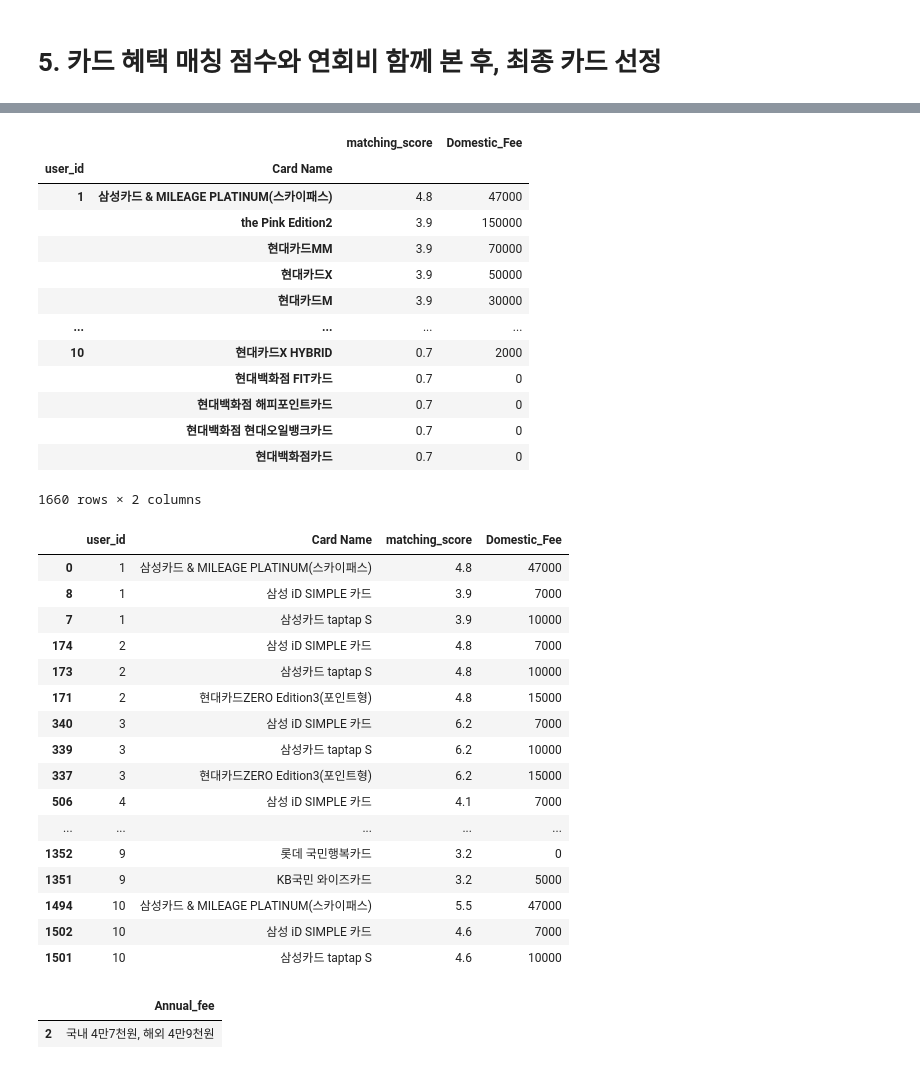
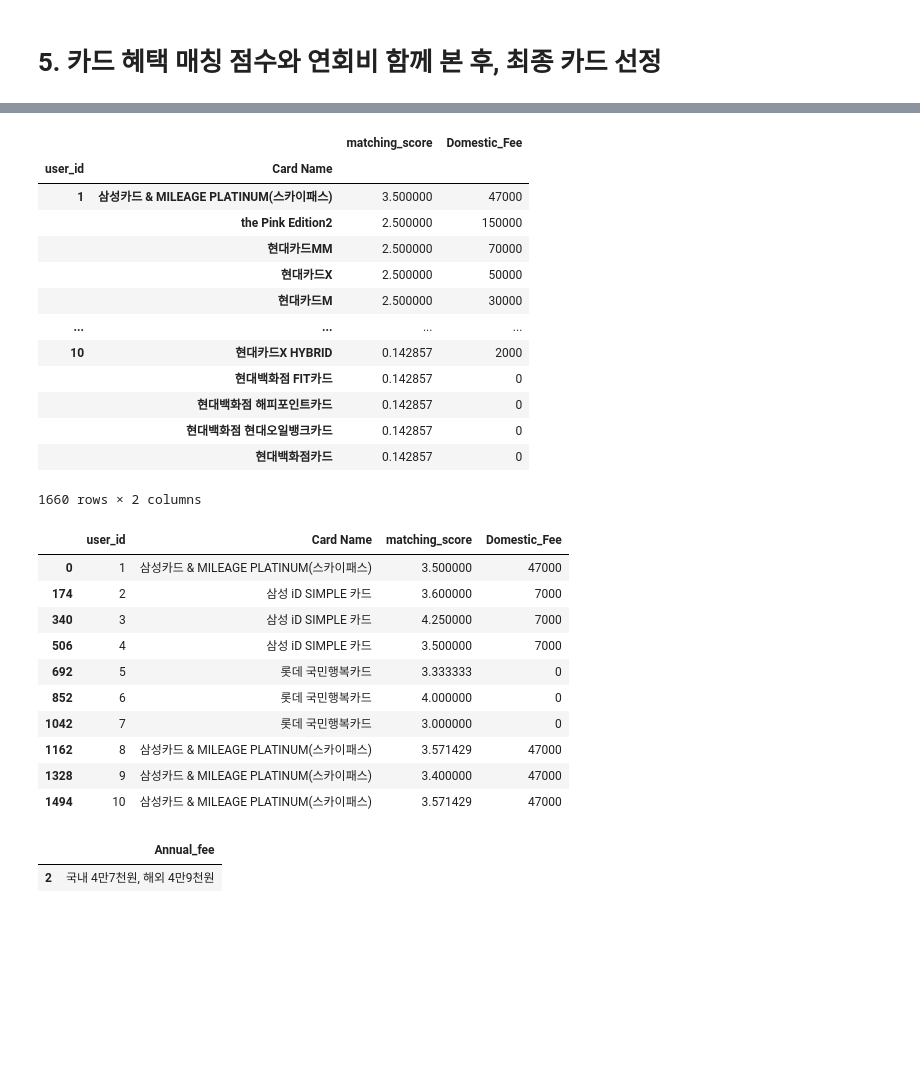
Before and after one commit to zefo38/llm-copywriting, a Jupyter notebook: 04. 카드별 카테고리 매칭 점수와 연회비 함께 본 후 카드 선정.ipynb, the cells around one changed output, grey strips where cells are left out. Drawn from its saved outputs; the diff is of its cells as text; code cells hidden in the pictures; blank space fills up the shorter version.

```diff
--- a/04. 카드별 카테고리 매칭 점수와 연회비 함께 본 후 카드 선정.ipynb
+++ b/04. 카드별 카테고리 매칭 점수와 연회비 함께 본 후 카드 선정.ipynb
@@ -140,6 +182,9 @@ card.head()
 # %%
 
 matching_card= []
+
+count = interests.groupby('user_id')['category'].count().reset_index()
+
 for i, card_row in card.iterrows():
   total_score = 0
   for idx, user_row in interests.iterrows():
@@ -147,10 +192,12 @@ for i, card_row in card.iterrows():
     # 카드의 혜택 카테고리와 사용자의 관심 카테고리 비교
     if user_row['category'] in card_row['category']:
 
+      # 암묵적 관심도 점수
       if user_row['암묵적관심도'] >= 1:
-        score += 0.7 * user_row['암묵적관심도']
+        user_count = count[count['user_id'] == user_row['user_id']]['category'].values[0]
+        score += user_row['암묵적관심도'] / user_count
       if user_row['명시적관심도'] == 1:
-        score += 0.9
+        score += user_row['명시적관심도']
 
         # 매칭 데이터 기록
     matching_card.append({
@@ -281,38 +328,32 @@ sorted_data
 # %% [output]
 |  |  | matching_score | Domestic_Fee |
 | user_id | Card Name |  |  |
-| 1 | 삼성카드 & MILEAGE PLATINUM(스카이패스) | 4.8 | 47000 |
-|  | the Pink Edition2 | 3.9 | 150000 |
-|  | 현대카드MM | 3.9 | 70000 |
-|  | 현대카드X | 3.9 | 50000 |
-|  | 현대카드M | 3.9 | 30000 |
+| 1 | 삼성카드 & MILEAGE PLATINUM(스카이패스) | 3.500000 | 47000 |
+|  | the Pink Edition2 | 2.500000 | 150000 |
+|  | 현대카드MM | 2.500000 | 70000 |
+|  | 현대카드X | 2.500000 | 50000 |
+|  | 현대카드M | 2.500000 | 30000 |
 | ... | ... | ... | ... |
-| 10 | 현대카드X HYBRID | 0.7 | 2000 |
-|  | 현대백화점 FIT카드 | 0.7 | 0 |
-|  | 현대백화점 해피포인트카드 | 0.7 | 0 |
-|  | 현대백화점 현대오일뱅크카드 | 0.7 | 0 |
-|  | 현대백화점카드 | 0.7 | 0 |
+| 10 | 현대카드X HYBRID | 0.142857 | 2000 |
+|  | 현대백화점 FIT카드 | 0.142857 | 0 |
+|  | 현대백화점 해피포인트카드 | 0.142857 | 0 |
+|  | 현대백화점 현대오일뱅크카드 | 0.142857 | 0 |
+|  | 현대백화점카드 | 0.142857 | 0 |
 1660 rows × 2 columns
 # %%
-sorted_data.reset_index().sort_values(['user_id','matching_score','Domestic_Fee'],ascending=[True, False, True]).groupby('user_id').head(3)
+sorted_data.reset_index().sort_values(['user_id','matching_score','Domestic_Fee'],ascending=[True, False, True]).groupby('user_id').head(1)
 # %% [output]
 |  | user_id | Card Name | matching_score | Domestic_Fee |
-| 0 | 1 | 삼성카드 & MILEAGE PLATINUM(스카이패스) | 4.8 | 47000 |
-| 8 | 1 | 삼성 iD SIMPLE 카드 | 3.9 | 7000 |
-| 7 | 1 | 삼성카드 taptap S | 3.9 | 10000 |
-| 174 | 2 | 삼성 iD SIMPLE 카드 | 4.8 | 7000 |
-| 173 | 2 | 삼성카드 taptap S | 4.8 | 10000 |
-| 171 | 2 | 현대카드ZERO Edition3(포인트형) | 4.8 | 15000 |
-| 340 | 3 | 삼성 iD SIMPLE 카드 | 6.2 | 7000 |
-| 339 | 3 | 삼성카드 taptap S | 6.2 | 10000 |
-| 337 | 3 | 현대카드ZERO Edition3(포인트형) | 6.2 | 15000 |
-| 506 | 4 | 삼성 iD SIMPLE 카드 | 4.1 | 7000 |
-| ... | ... | ... | ... | ... |
-| 1352 | 9 | 롯데 국민행복카드 | 3.2 | 0 |
-| 1351 | 9 | KB국민 와이즈카드 | 3.2 | 5000 |
-| 1494 | 10 | 삼성카드 & MILEAGE PLATINUM(스카이패스) | 5.5 | 47000 |
-| 1502 | 10 | 삼성 iD SIMPLE 카드 | 4.6 | 7000 |
-| 1501 | 10 | 삼성카드 taptap S | 4.6 | 10000 |
+| 0 | 1 | 삼성카드 & MILEAGE PLATINUM(스카이패스) | 3.500000 | 47000 |
+| 174 | 2 | 삼성 iD SIMPLE 카드 | 3.600000 | 7000 |
+| 340 | 3 | 삼성 iD SIMPLE 카드 | 4.250000 | 7000 |
+| 506 | 4 | 삼성 iD SIMPLE 카드 | 3.500000 | 7000 |
+| 692 | 5 | 롯데 국민행복카드 | 3.333333 | 0 |
+| 852 | 6 | 롯데 국민행복카드 | 4.000000 | 0 |
+| 1042 | 7 | 롯데 국민행복카드 | 3.000000 | 0 |
+| 1162 | 8 | 삼성카드 & MILEAGE PLATINUM(스카이패스) | 3.571429 | 47000 |
+| 1328 | 9 | 삼성카드 & MILEAGE PLATINUM(스카이패스) | 3.400000 | 47000 |
+| 1494 | 10 | 삼성카드 & MILEAGE PLATINUM(스카이패스) | 3.571429 | 47000 |
 # %%
 card['Annual_fee'].loc[card['Card Name'] == '삼성카드 & MILEAGE PLATINUM(스카이패스)']
 # %% [output]
```
Also changed, not shown: parts of 16 cells of this notebook, 5 other files.
